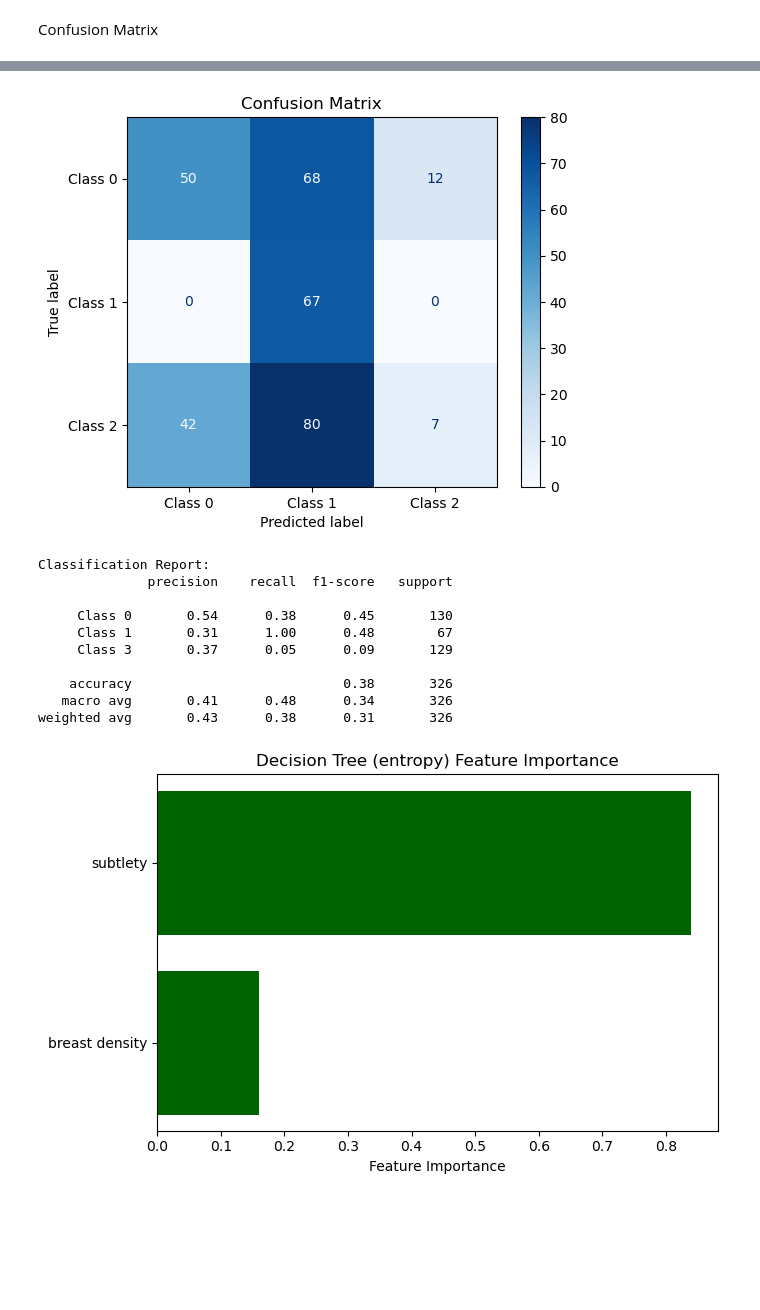
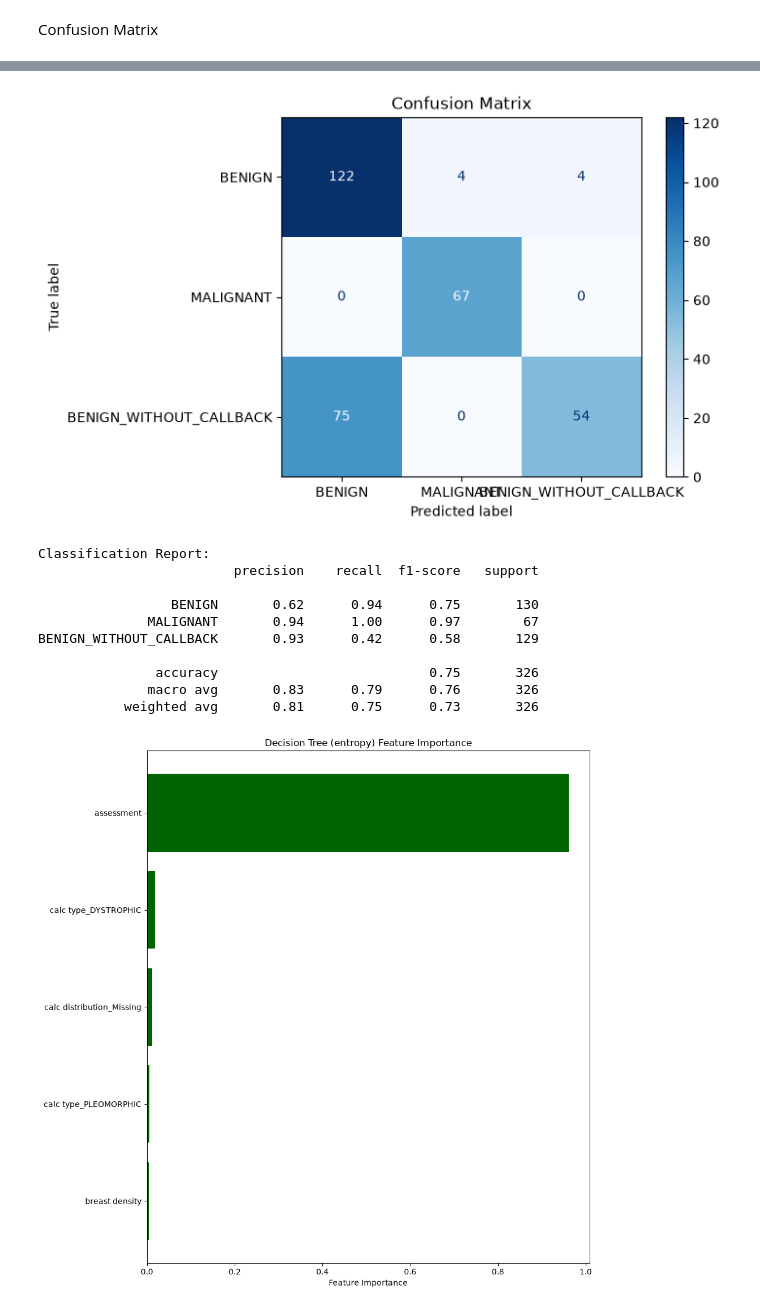
Before and after one commit to urbunny456/nsdc-fall-2026, a Jupyter notebook: decision_tree.ipynb, the cells around one changed output, grey strips where cells are left out. Cells and saved outputs as stored; diff of their text form; code cells hidden in the pictures; blank space fills up the shorter version.

```diff
--- a/decision_tree.ipynb
+++ b/decision_tree.ipynb
@@ -85,14 +87,28 @@ y = pd.concat([y_train, y_test], ignore_index=True)
 Note! Since our dataset already splits it into training and testing, we don't need to do that on our own. This is important to be aware of, because there is a function in sklearn that can split our data into training and testing and you'll often see code online use that
 # %% [markdown]
 Documentation: https://scikit-learn.org/stable/modules/generated/sklearn.tree.DecisionTreeClassifier.html
+# %%
+# fill missing blanks with the word 'Missing'
+X_train_filled = X_train.fillna('Missing')
+X_test_filled = X_test.fillna('Missing')
+
+# convert text categories into 0s and 1s
+X_train_encoded = pd.get_dummies(X_train_filled)
+X_test_encoded = pd.get_dummies(X_test_filled)
+
+# match the test columns to the train columns
+X_test_encoded = X_test_encoded.reindex(columns=X_train_encoded.columns, fill_value=0)
 # %%
 # Train a decision tree using entropy measure
 # NOTE: THIS WILL ERROR BECAUSE WE HAVE CATEGORICAL VARIABLES. We need to recode this
+
+# setting boundaries for the decision tree; 3 layers of questions and at least 5 examples per leaf
 max_depth = 3
 min_samples_leaf = 5
 
+# entropy measures how clean the data is at each split; random_state allows for reproducibility of the results; .fit trains the model on the training data
 clf_entropy = DecisionTreeClassifier(criterion="entropy", random_state=100, max_depth=max_depth, min_samples_leaf=min_samples_leaf)
-clf_entropy.fit(X_train, y_train)
+clf_entropy.fit(X_train_encoded, y_train)
 # %% [output]
 DecisionTreeClassifier(criterion='entropy', max_depth=3, min_samples_leaf=5,
                        random_state=100)
@@ -105,7 +121,7 @@ Test Accuracy: 0.38
 # %%
 # Train a decision tree using GINI measure (with the same parameters as entropy)
 clf_gini = DecisionTreeClassifier(criterion="gini", random_state=100, max_depth=max_depth, min_samples_leaf=min_samples_leaf)
-clf_gini.fit(X_train, y_train)
+clf_gini.fit(X_train_encoded, y_train)
 # %% [output]
 DecisionTreeClassifier(max_depth=3, min_samples_leaf=5, random_state=100)
 # %%
@@ -167,7 +183,8 @@ weighted avg       0.43      0.38      0.31       326
 # Confusion Matrix
 # change "Class 0", "Class 1"
 cm = confusion_matrix(y_test, y_pred_gini)
-disp = ConfusionMatrixDisplay(confusion_matrix=cm, display_labels=["Class 0", "Class 1", "Class 2"])
+
+disp = ConfusionMatrixDisplay(confusion_matrix=cm, display_labels=["BENIGN", "MALIGNANT", "BENIGN_WITHOUT_CALLBACK"])
 disp.plot(cmap="Blues")
 plt.title(f"Confusion Matrix")
 plt.grid(False)
@@ -175,28 +192,29 @@ plt.show()
 
 # Detailed classification report
 print("Classification Report:")
-print(classification_report(y_test, y_pred_gini, target_names=["Class 0", "Class 1", "Class 3"]))
+print(classification_report(y_test, y_pred_gini, target_names=["BENIGN", "MALIGNANT", "BENIGN_WITHOUT_CALLBACK"]))
 # %% [output]
-[figure, old version]
+[figure, new version]
 Classification Report:
-              precision    recall  f1-score   support
+                         precision    recall  f1-score   support
 
-     Class 0       0.54      0.38      0.45       130
-     Class 1       0.31      1.00      0.48        67
-     Class 3       0.37      0.05      0.09       129
+                 BENIGN       0.62      0.94      0.75       130
+              MALIGNANT       0.94      1.00      0.97        67
+BENIGN_WITHOUT_CALLBACK       0.93      0.42      0.58       129
 
-    accuracy                           0.38       326
-   macro avg       0.41      0.48      0.34       326
-weighted avg       0.43      0.38      0.31       326
+               accuracy                           0.75       326
+              macro avg       0.83      0.79      0.76       326
+           weighted avg       0.81      0.75      0.73       326
 # %%
-importances = pd.Series(clf_entropy.feature_importances_, index=features).sort_values()
+importances = pd.Series(clf_entropy.feature_importances_, index=X_train_encoded.columns).sort_values()
+importances = importances[importances > 0]
 
-plt.figure(figsize=(7, 4.5))
+plt.figure(figsize=(10, 10))
 plt.barh(importances.index, importances.values, color="darkgreen")
 plt.xlabel("Feature Importance")
 plt.title("Decision Tree (entropy) Feature Importance")
 plt.tight_layout()
 plt.show()
 # %% [output]
-[figure, old version]
+[figure, new version]
 # %%
```
Also changed, not shown: parts of 12 cells of this notebook.
